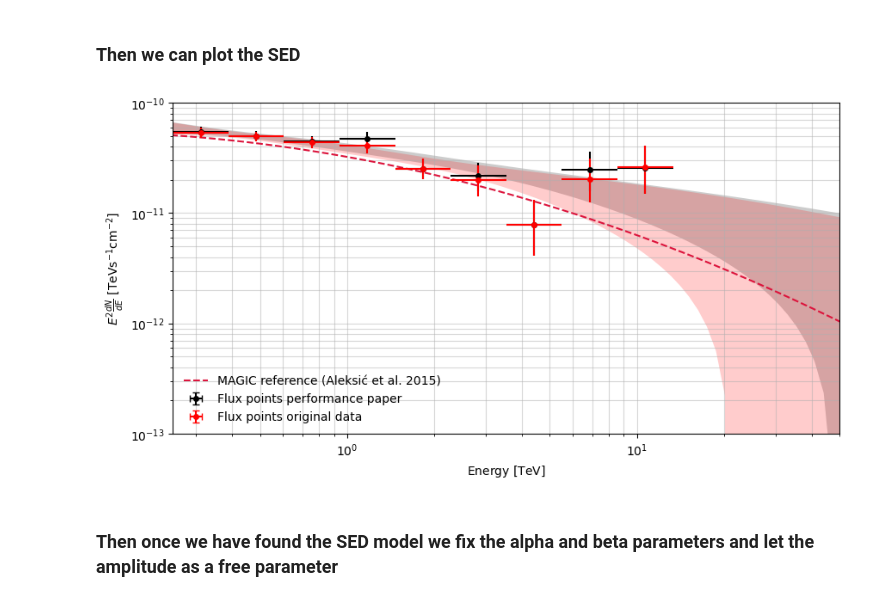
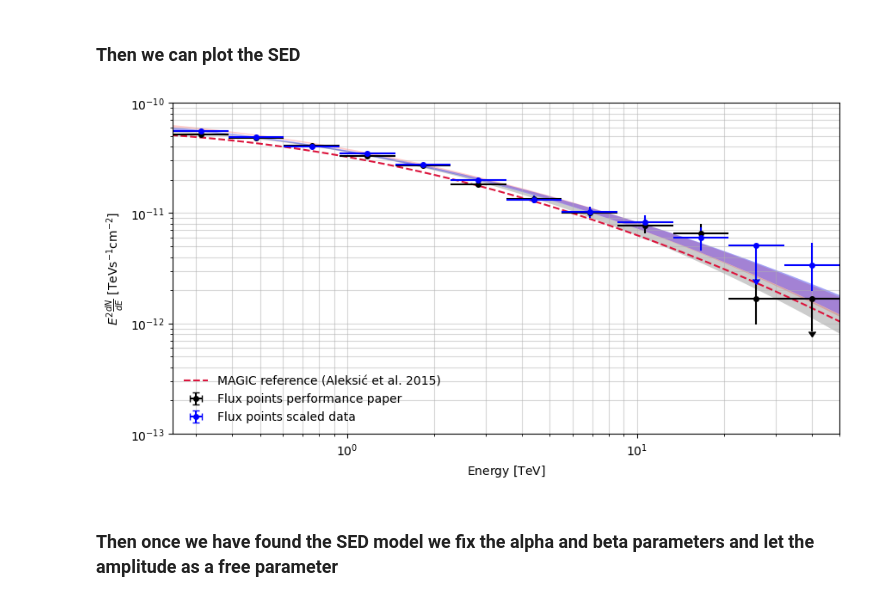
Before and after one commit to juanjq/cherenkov_transparency_corrections, a Jupyter notebook: high_level_analysis/dl3_gammapy_analysis-Copy1.ipynb, the cells around one changed output. Drawn from its saved outputs; the diff is of its cells as text; code cells hidden in the pictures.

```diff
--- a/high_level_analysis/dl3_gammapy_analysis-Copy1.ipynb
+++ b/high_level_analysis/dl3_gammapy_analysis-Copy1.ipynb
@@ -41,11 +41,11 @@ root_data = root + "../../data/"
 config_gammapy = root_objects + "config_gammapy_analysis.json"
 
 # Path of dl3 data
-dl3_dir_paper = "/fefs/aswg/workspace/juan.jimenez/data/tests/crab/dl3_scaled/"
+dl3_dir_paper = "/fefs/aswg/workspace/juan.jimenez/data/tests/crab/dl3_paper/"
 #"/fefs/aswg/workspace/daniel.morcuende/data/real/DL3/Crab_performance/AllSkyMC_v0.9.9/intensity80/all_nodes/gh_eff_0.7_th_cont_0.7/"
-dl3_dir   = "/fefs/aswg/workspace/juan.jimenez/data/tests/crab/dl3_paper_re/"
+dl3_dir   = "/fefs/aswg/workspace/juan.jimenez/data/cherenkov_transparency_corrections/crab/dl3/"
 #root_data + "cherenkov_transparency_corrections/crab/dl3/"
-dl3_dir_s = "/fefs/aswg/workspace/juan.jimenez/data/tests/crab/dl3_paper_re/"
+dl3_dir_s = "/fefs/aswg/workspace/juan.jimenez/data/cherenkov_transparency_corrections/crab/dl3_scaled/"
 #root_data + "cherenkov_transparency_corrections/crab/dl3_scaled/"
 # %% [markdown]
 ### Loading configuration files
@@ -434,41 +437,44 @@ plot_kwargs = {
 }
 cmap = plotting.create_cmap_from_colors(["w", "w", "cornflowerblue"])
 
 # Crab models
 crab_magic_100 = create_crab_spectral_model("magic_lp")
 
 
 
 fig, ax = plt.subplots(figsize=(10,5))
 
 best_fit_model_paper.spectral_model.plot_error(
-    ax=ax, facecolor="k", alpha=0.2, **plot_kwargs
+    ax=ax, facecolor="k", alpha=0.2, **plot_kwargs,
 )
 best_fit_model.spectral_model.plot_error(
     ax=ax, facecolor="r", alpha=0.2, **plot_kwargs
 )
-# best_fit_model_s.spectral_model.plot_error(
-#     ax=ax, facecolor="mediumblue", alpha=0.2, **plot_kwargs
-# )
+best_fit_model_s.spectral_model.plot_error(
+    ax=ax, facecolor="b", alpha=0.2, **plot_kwargs
+)
+best_fit_model_s.spectral_model.plot_error(
+    ax=ax, facecolor="mediumblue", alpha=0.2, **plot_kwargs
+)
 
 crab_magic_100.plot(
     ax=ax, ls="--", lw=1.5, color="crimson", label="MAGIC reference (Aleksić et al. 2015)", **plot_kwargs
 )
 
 flux_points_paper.plot(sed_type="e2dnde", color="k", label="Flux points performance paper")
-flux_points.plot(sed_type="e2dnde", color="r", label="Flux points original data")
-# flux_points_s.plot(sed_type="e2dnde", color="b", label="Flux points scaled data")
+# flux_points.plot(sed_type="e2dnde", color="r", label="Flux points original data")
+flux_points_s.plot(sed_type="e2dnde", color="b", marker="o", label="Flux points scaled data")
 # flux_points_s.plot_ts_profiles(sed_type="e2dnde", cmap=cmap)
 
 ax.legend(loc=3, frameon=False)
 ax.set_ylim([1e-13, 1e-10])
 ax.grid(which="both", alpha=0.5)
 ax.set_ylabel("$E^2\\frac{dN}{dE}$ [TeVs${}^{-1}$cm${}^{-2}$]")
 
-# plt.savefig(f"plots/total.png", bbox_inches="tight", dpi=400)
+plt.savefig(f"plots/total.png", bbox_inches="tight", dpi=400)
 plt.show()
 # %% [output]
-[figure, old version]
+[figure, new version]
 # %% [markdown]
 ### Then once we have found the SED model we fix the alpha and beta parameters and let the amplitude as a free parameter
 # %%
```
Also changed, not shown: parts of 9 cells of this notebook, 6 other files.
